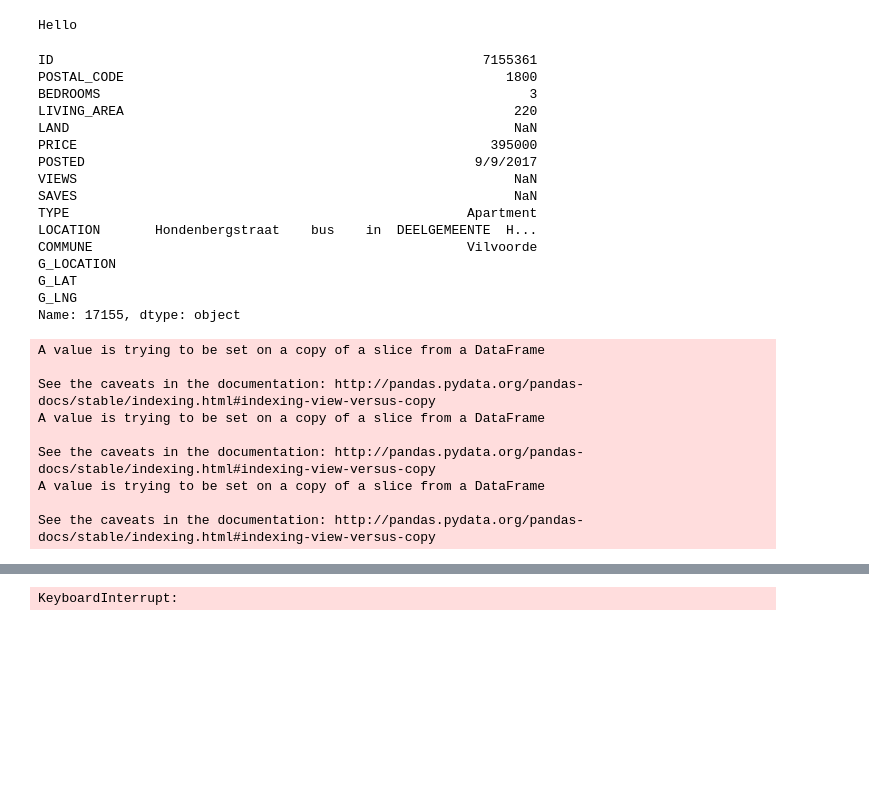
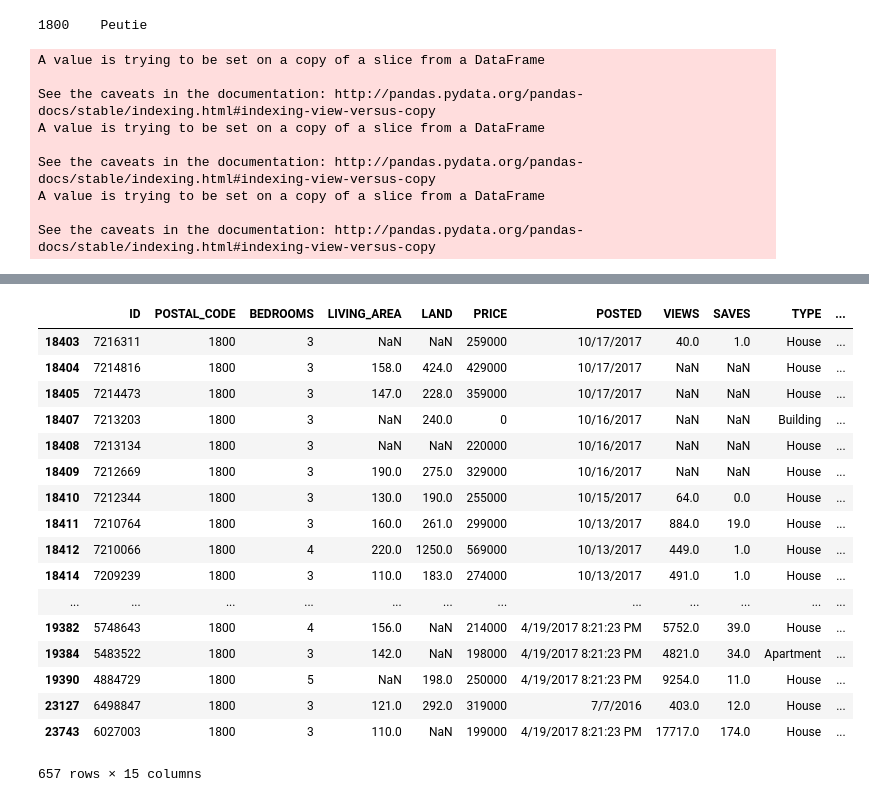
Before and after one commit to big-analytics/sandbox, a Jupyter notebook: House Location.ipynb, the cells around one changed output, grey strips where cells are left out. Saved outputs shown, nothing was run; the diff lists cells and outputs as text; code cells hidden in the pictures; blank space fills up the shorter version.

```diff
--- a/House Location.ipynb
+++ b/House Location.ipynb
@@ -4,11 +6,14 @@ import json
 import pandas
 import re
 import sys
+import folium
 from datetime import datetime
+
+pandas.options.mode.chained_assignment = None
 
 gmaps = googlemaps.Client(key='AIzaSyBfp09visaSvIFh8hFt1yzI-wAhgs4v7uU')
 
-df = pandas.read_csv('/Users/gratiel/Documents/work/house_location/sales.txt')
+df = pandas.read_csv('sales.txt')
 df.info()
 # %% [output]
 <class 'pandas.core.frame.DataFrame'>
@@ -31,17 +36,16 @@ memory usage: 2.0+ MB
 # %%
-test_df = df[(df['POSTAL_CODE']==1800) & (df['BEDROOMS'].isin([3,4,5]))].head(50)
+test_df = df[(df['POSTAL_CODE']==1800) & (df['BEDROOMS'].isin([3,4,5]))]
 
 test_df["G_LOCATION"] = ''
 test_df["G_LAT"] = ''
 test_df["G_LNG"] = ''
 
-#test_df.LOCATION
+#test_df.count()
-# %% [output]
-Hello
 # %%
 num_location = 0
 for idx, row in test_df.iterrows():
-    sys.stdout.write(row)
+    #sys.stdout.write(row)
+    print row["LOCATION"]
     #print "before="+row["LOCATION"]
     geocode_result = json.dumps(gmaps.geocode(row["LOCATION"]), sort_keys=True, indent=4)
     #print geocode_result
@@ -54,18 +58,24 @@ for idx, row in test_df.iterrows():
         lng = ''
     else:
         parsed_result = geocode_result.split("{", 1)[1:]
-        parsed_result = "{"+''.join(parsed_result)
+        parsed_result = "{"+''.join(parsed_result).encode('utf-8')
         parsed_result = parsed_result.split("\n")[:-1]
-        parsed_result = ''.join(parsed_result)
+        parsed_result = ''.join(parsed_result).encode('utf-8')
 
         #print type(parsed_result)
         #print parsed_result
+        try:
+            parsed_result = json.loads(parsed_result)
+            formatted_address = parsed_result['formatted_address']
+            lat = parsed_result['geometry']['location']['lat']
+            lng = parsed_result['geometry']['location']['lng']
+            #print parsed_result
 
-        parsed_result = json.loads(parsed_result)
-        #print parsed_result
-        formatted_address = parsed_result['formatted_address']
-        lat = parsed_result['geometry']['location']['lat']
-        lng = parsed_result['geometry']['location']['lng']
+        except:
+            print "Something happened"
+            pass
+
+
 
     #print "after="+formatted_address
     #print lat
@@ -77,22 +87,7 @@ for idx, row in test_df.iterrows():
 
 #test_df
 # %% [output]
-ID                                                       7155361
-POSTAL_CODE                                                 1800
-BEDROOMS                                                       3
-LIVING_AREA                                                  220
-LAND                                                         NaN
-PRICE                                                     395000
-POSTED                                                  9/9/2017
-VIEWS                                                        NaN
-SAVES                                                        NaN
-TYPE                                                   Apartment
-LOCATION       Hondenbergstraat    bus    in  DEELGEMEENTE  H...
-COMMUNE                                                Vilvoorde
-G_LOCATION
-G_LAT
-G_LNG
-Name: 17155, dtype: object
+1800    Peutie
 A value is trying to be set on a copy of a slice from a DataFrame
 
 See the caveats in the documentation: http://pandas.pydata.org/pandas-docs/stable/indexing.html#indexing-view-versus-copy
@@ -122,2 +117,19 @@ Name: 17231, dtype: object
+|  | ID | POSTAL_CODE | BEDROOMS | LIVING_AREA | LAND | PRICE | POSTED | VIEWS | SAVES | TYPE | ... |
+| 18403 | 7216311 | 1800 | 3 | NaN | NaN | 259000 | 10/17/2017 | 40.0 | 1.0 | House | ... |
+| 18404 | 7214816 | 1800 | 3 | 158.0 | 424.0 | 429000 | 10/17/2017 | NaN | NaN | House | ... |
+| 18405 | 7214473 | 1800 | 3 | 147.0 | 228.0 | 359000 | 10/17/2017 | NaN | NaN | House | ... |
+| 18407 | 7213203 | 1800 | 3 | NaN | 240.0 | 0 | 10/16/2017 | NaN | NaN | Building | ... |
+| 18408 | 7213134 | 1800 | 3 | NaN | NaN | 220000 | 10/16/2017 | NaN | NaN | House | ... |
+| 18409 | 7212669 | 1800 | 3 | 190.0 | 275.0 | 329000 | 10/16/2017 | NaN | NaN | House | ... |
+| 18410 | 7212344 | 1800 | 3 | 130.0 | 190.0 | 255000 | 10/15/2017 | 64.0 | 0.0 | House | ... |
+| 18411 | 7210764 | 1800 | 3 | 160.0 | 261.0 | 299000 | 10/13/2017 | 884.0 | 19.0 | House | ... |
+| 18412 | 7210066 | 1800 | 4 | 220.0 | 1250.0 | 569000 | 10/13/2017 | 449.0 | 1.0 | House | ... |
+| 18414 | 7209239 | 1800 | 3 | 110.0 | 183.0 | 274000 | 10/13/2017 | 491.0 | 1.0 | House | ... |
+| ... | ... | ... | ... | ... | ... | ... | ... | ... | ... | ... | ... |
+| 19382 | 5748643 | 1800 | 4 | 156.0 | NaN | 214000 | 4/19/2017 8:21:23 PM | 5752.0 | 39.0 | House | ... |
+| 19384 | 5483522 | 1800 | 3 | 142.0 | NaN | 198000 | 4/19/2017 8:21:23 PM | 4821.0 | 34.0 | Apartment | ... |
+| 19390 | 4884729 | 1800 | 5 | NaN | 198.0 | 250000 | 4/19/2017 8:21:23 PM | 9254.0 | 11.0 | House | ... |
+| 23127 | 6498847 | 1800 | 3 | 121.0 | 292.0 | 319000 | 7/7/2016 | 403.0 | 12.0 | House | ... |
+| 23743 | 6027003 | 1800 | 3 | 110.0 | NaN | 199000 | 4/19/2017 8:21:23 PM | 17717.0 | 174.0 | House | ... |
-KeyboardInterrupt:
+657 rows × 15 columns
 # %%
```
Also changed, not shown: parts of 6 cells of this notebook, 7 other files.
